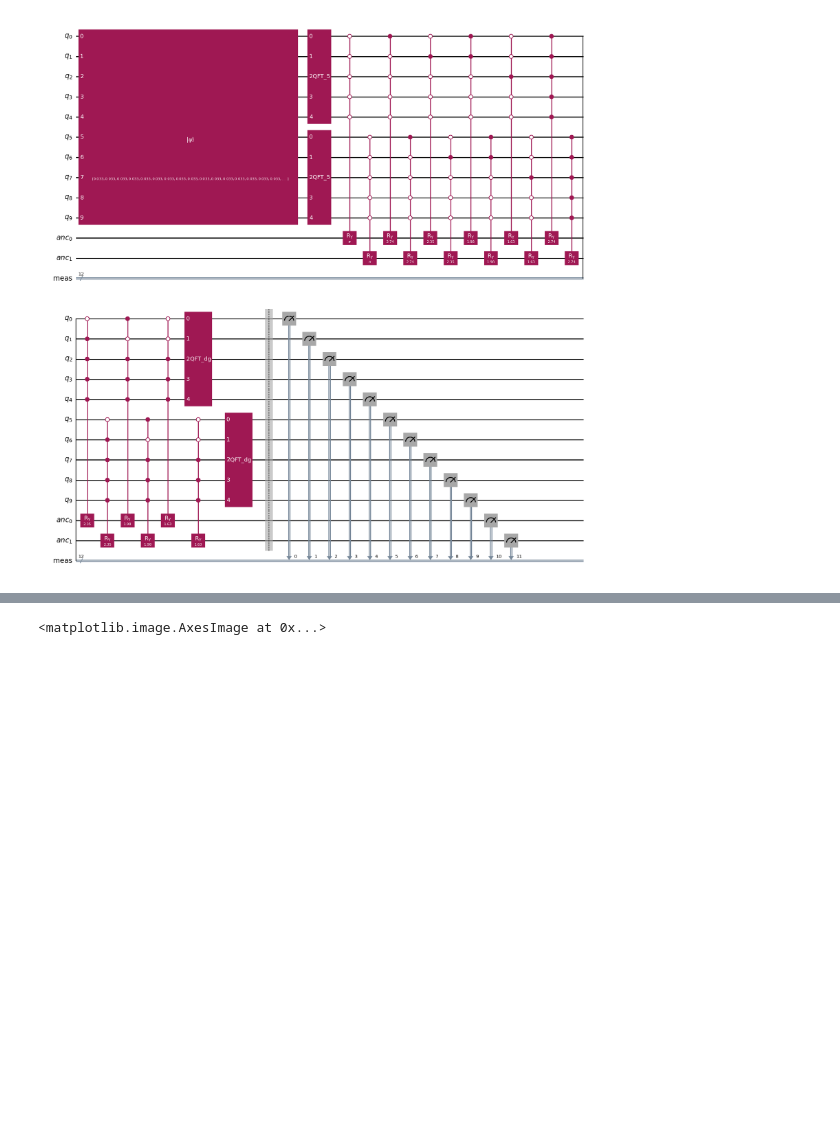
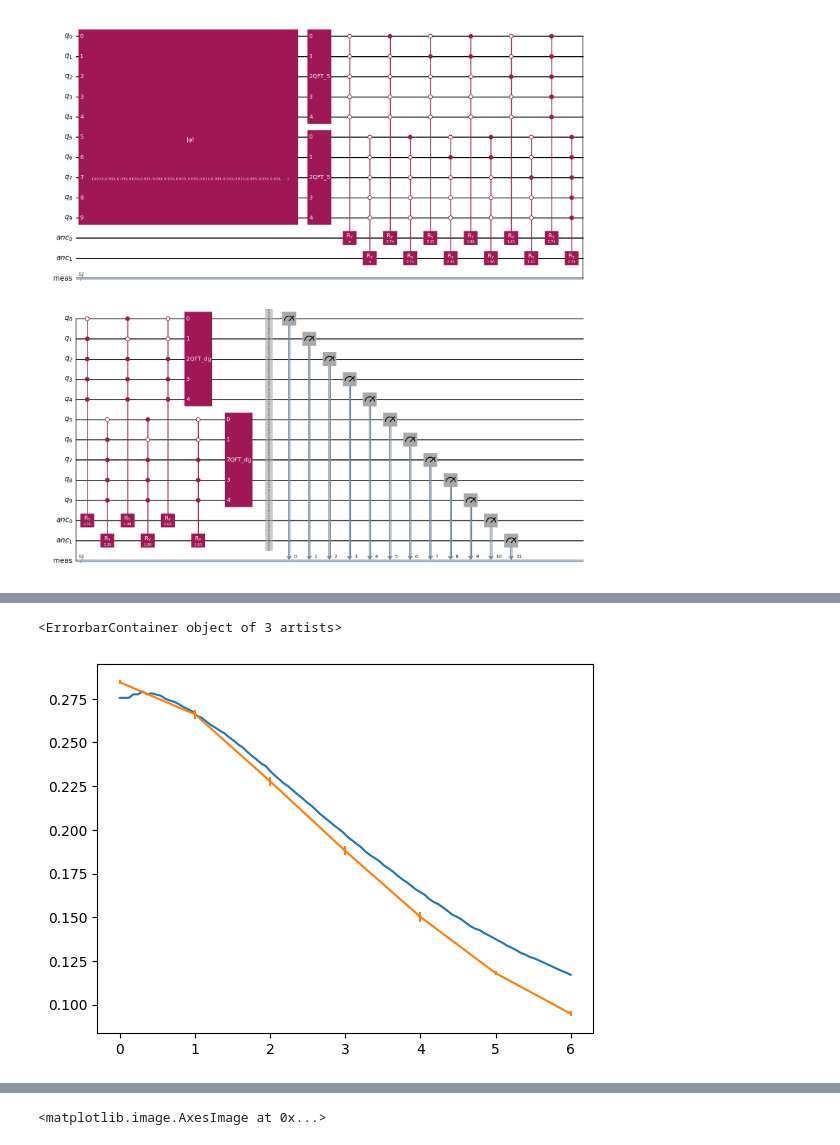
Before and after one commit to benz5460/QuantumRadio, a Jupyter notebook: QPIE_code.ipynb, the cells around one changed output, grey strips where cells are left out. Drawn from its saved outputs; the diff is of its cells as text; code cells hidden in the pictures; blank space fills up the shorter version.

```diff
--- a/QPIE_code.ipynb
+++ b/QPIE_code.ipynb
@@ -175,0 +297,24 @@ Retention Rate: 43.57%
+# %%
+#A calculation for various smoothings
+
+smoothings = np.linspace(0,6,num=100)
+classical_a = []
+
+for smooth in smoothings:
+    image = load_image('test_galaxy_32.png')
+    result = gaussian_filter(image, sigma=smooth).astype(float)
+    rot180 = np.rot90(result, k=2)
+    classical_a.append(np.nansum(np.abs(result - rot180)) / (2*np.nansum(result)))
+
+
+smoothings2 = np.linspace(0,6,7)
+quantum_a = []
+for smooth in smoothings2:
+    x = []
+    for i in range(5):
+        qc,norm_arr = encode_image('test_galaxy_32.png', 10)
+        qc = apply_gaussian_filter(qc, sigma=smooth)
+        og = measure_image(qc, original_n_qubits=10, shots=100000)
+        rot180 = np.rot90(og, k=2)
+        x.append(np.nansum(np.abs(og-rot180)) / (2*np.nansum(og)))
+    quantum_a.append(x)
@@ -175,0 +339,9 @@ Retention Rate: 43.57%
+# %%
+plt.plot(smoothings, classical_a)
+
+quantum_avg = np.average(quantum_a, axis=1)
+error = np.std(quantum_a, axis=1)
+plt.errorbar(smoothings2, quantum_avg, yerr=error)
+# %% [output]
+<ErrorbarContainer object of 3 artists>
+[figure, added]
```
Also changed, not shown: parts of 11 cells of this notebook, 4 other files.
